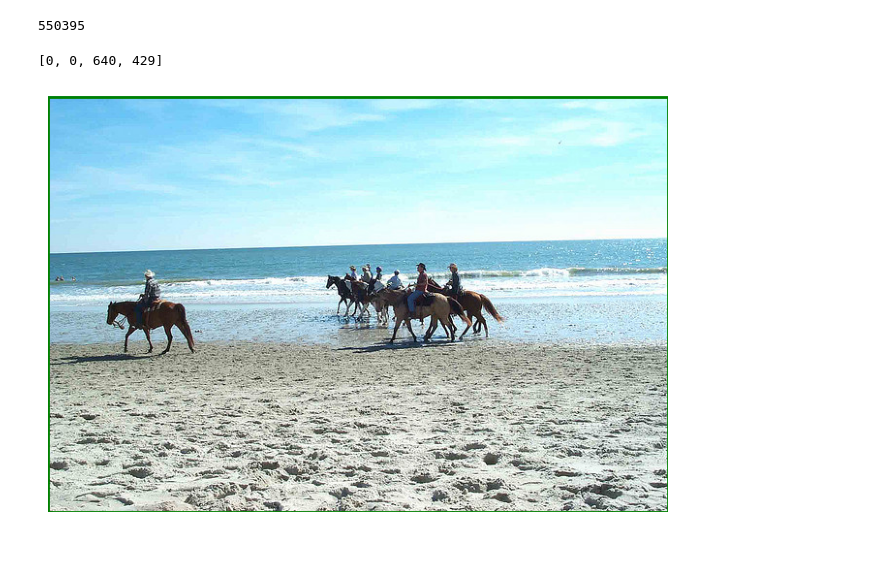
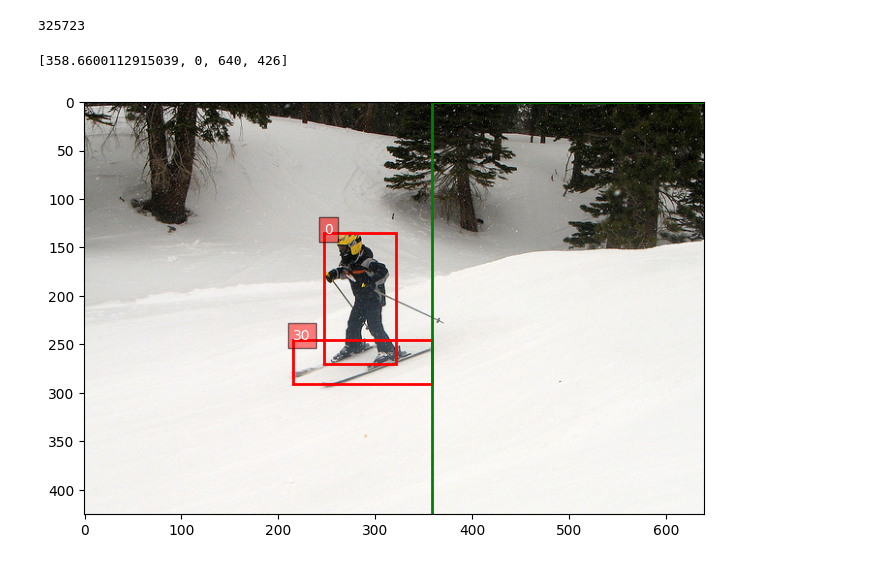
Before and after one commit to HichTala/Sandbox, a Jupyter notebook: background_dataset.ipynb, the cells around one changed output. Saved outputs shown, nothing was run; the diff lists cells and outputs as text; code cells hidden in the pictures.

```diff
--- a/background_dataset.ipynb
+++ b/background_dataset.ipynb
@@ -42,43 +42,50 @@ def get_background_bboxes(background_bbox, handled_bbox, bboxes):
 # %%
 dataset = load_dataset("detection-datasets/coco")
 # %%
-sample = dataset['train'][110782]
+sample = dataset['train'][65563]
 image = sample['image']
 bboxes = sample['objects']['bbox']
 labels = sample["objects"]["category"]
 sample['image_id']
 # %% [output]
-550395
+325723
 # %%
-bboxes = []
+from PIL import Image
+
+image = Image.open("ski.png")
+bboxes = [
+    [247.3299789428711, 135.53999304771423, 247.3299789428711 + 73.89001846313477, 135.53999304771423 + 135.1600080728531],
+    [215.4399871826172, 245.15000438690186, 215.4399871826172 + 143.22002410888672, 245.15000438690186 + 46.34999084472656]
+]
 # %%
 global background_bbox
 background_bbox = [0, 0, 0, 0]
 get_background_bboxes(background_bbox, [0, 0, image.size[0], image.size[1]], bboxes)
 background_bbox
 # %% [output]
-[0, 0, 640, 429]
+[358.6600112915039, 0, 640, 426]
 # %%
 fig, ax = plt.subplots(1, figsize=(8, 8))
 ax.imshow(image)
 
 # Add bounding boxes
 for bbox, label in zip(bboxes, labels):
     x1, y1, x2, y2 = bbox
+    # x1, y1, w, h = bbox
     w, h = x2 - x1, y2 - y1
     rect = patches.Rectangle((x1, y1), w, h, linewidth=2,
                              edgecolor="red", facecolor="none")
     ax.add_patch(rect)
     ax.text(x1, y1, label, color="white", fontsize=10,
             bbox=dict(facecolor="red", alpha=0.5))
 
 x1, y1, x2, y2 = background_bbox
 w, h = x2 - x1, y2 - y1
 rect = patches.Rectangle((x1, y1), w, h, linewidth=2,
                          edgecolor="green", facecolor="none")
 ax.add_patch(rect)
 
-plt.axis("off")
+# plt.axis("off")
 plt.show()
 # %% [output]
-[figure, old version]
+[figure, new version]
```
Also changed, not shown: 3 other files.
